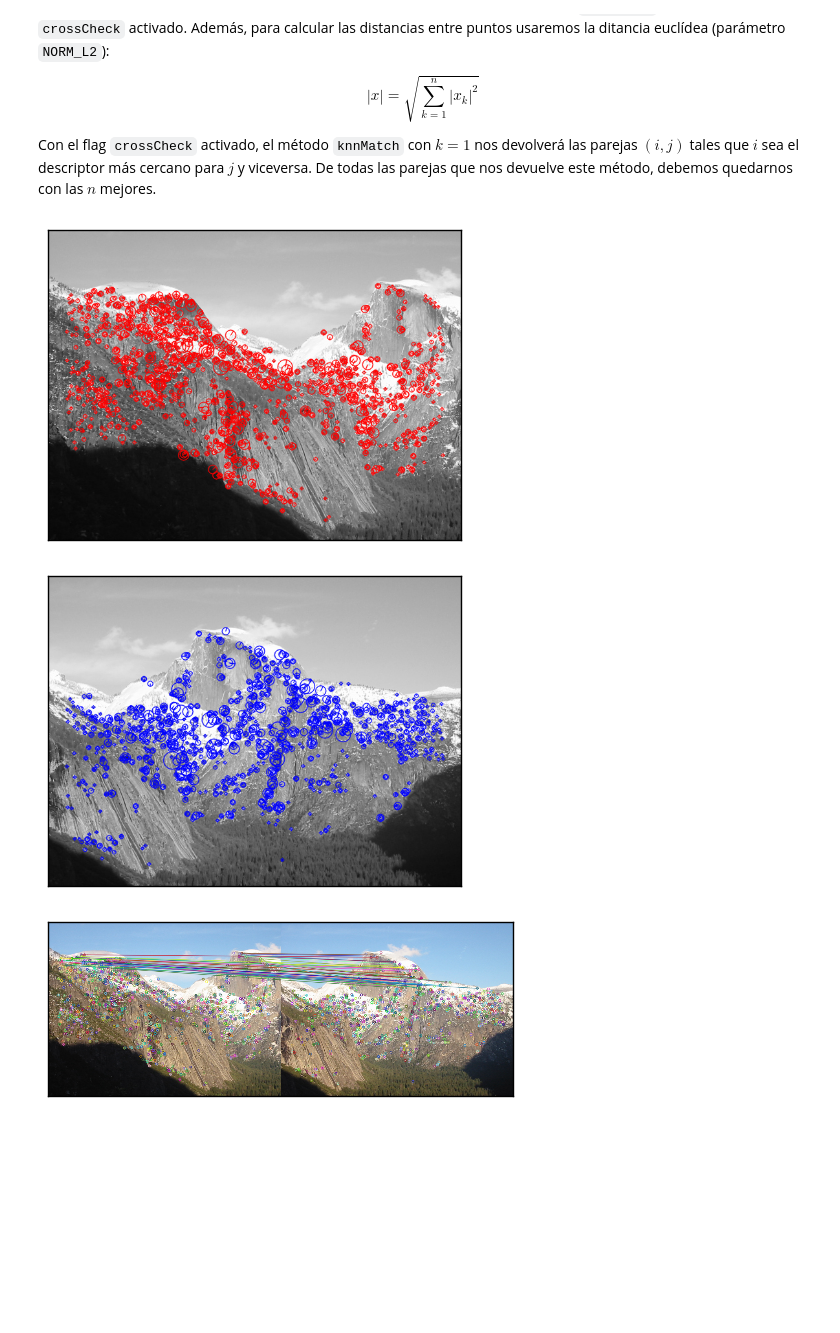
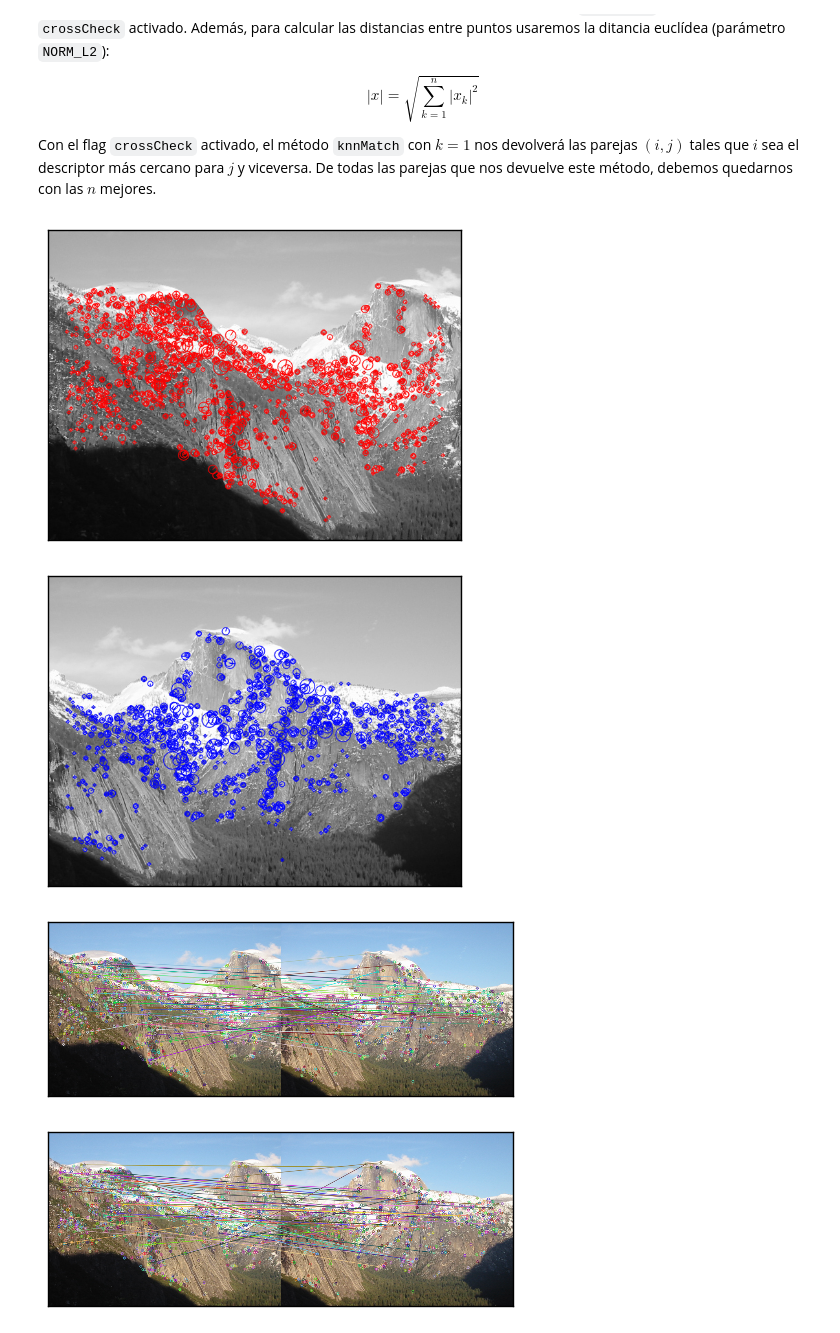
Before and after one commit to mgmacias95/Vision-por-Computador, a Jupyter notebook: P2/Visión por Computador - Práctica 2.ipynb, the cells around one changed output. Saved outputs shown, nothing was run; the diff lists cells and outputs as text; code cells hidden in the pictures; blank space fills up the shorter version.

```diff
--- a/P2/Visión por Computador - Práctica 2.ipynb
+++ b/P2/Visión por Computador - Práctica 2.ipynb
@@ -273,48 +273,67 @@ $$ |x| = \sqrt{\sum_{k=1}^n |x_k|^2} $$
 Con el flag `crossCheck` activado, el método `knnMatch` con $k=1$ nos devolverá las parejas $(i,j)$ tales que $i$ sea el descriptor más cercano para $j$ y viceversa. De todas las parejas que nos devuelve este método, debemos quedarnos con las $n$ mejores.
 # %%
 # Ejercicio 2
+def knn_matching(bf, desc1, desc2, kps1, kps2, img1, img2, n, k=1):
+    # como crossCheck es True, knnMatch con k = 1 nos devolverá las parejas (i,j) tales que el vecino más cercano de i
+    # sea j y viceversa
+    matches = bf.knnMatch(desc1, desc1, k=1)
+
+    # tomamos n aleatorios para dibujarlos
+    indices = sample(range(len(kps2)), n)
+
+    matches_img = cv2.drawMatchesKnn(img1=img1, keypoints1=kps1, img2=img2, keypoints2=kps2, \
+                                     matches1to2=[matches[i] for i in indices], outImg=None)
+    mostrar(matches_img)
+
+def normal_matching(bf, desc1, desc2, kps1, kps2, img1, img2, n):
+    matches = bf.match(desc1, desc1)
+
+    # tomamos n aleatorios para dibujarlos
+    indices = sample(range(len(kps2)), n)
+
+    # dibujamos los n primeros
+    matches_img = cv2.drawMatches(img1=img1, keypoints1=kps1, img2=img2, keypoints2=kps2, \
+                                     matches1to2=[matches[i] for i in indices], outImg=None)
+    mostrar(matches_img)
+
 def akaze_match(img1, img2, n=50):
     # pasamos las fotos a blanco y negro
     gray1 = cv2.cvtColor(img1, cv2.COLOR_BGR2GRAY)
     gray2 = cv2.cvtColor(img2, cv2.COLOR_BGR2GRAY)
 
     # inicializamos el descriptor AKAZE
     detector = cv2.AKAZE_create()
 
     # detectamos los keypoint y extraemos los descriptores de ambas fotos. El parámetro None es debido a que no usamos
     # ninguna máscara
     kps1, descs1 = detector.detectAndCompute(image=gray1, mask=None)
     kps2, descs2 = detector.detectAndCompute(image=gray2, mask=None)
 
     # dibujamos los puntos claves en la imagen 1
     keypoints_img1 = cv2.drawKeypoints(image=gray1, keypoints=kps1, outImage=None, color=(0,0,255), \
                                        flags=cv2.DRAW_MATCHES_FLAGS_DRAW_RICH_KEYPOINTS)
     mostrar(keypoints_img1)
     # y en la imagen 2
     keypoints_img2 = cv2.drawKeypoints(image=gray2, keypoints=kps2, outImage=None, color=(255, 0, 0),\
                                        flags=cv2.DRAW_MATCHES_FLAGS_DRAW_RICH_KEYPOINTS)
     mostrar(keypoints_img2)
 
     # para hacer el matching, usamos la fuerza bruta y validación cruzada, NORM_L2 es la distancia euclídea.
     bf = cv2.BFMatcher(normType=cv2.NORM_L2, crossCheck=True)
-    # como crossCheck es True, knnMatch con k = 1 nos devolverá las parejas (i,j) tales que el vecino más cercano de i
-    # sea j y viceversa
-    matches = bf.knnMatch(descs1,descs1, k=1)
 
-    # ordenamos los matches de mejor a peor en función de su distancia
-    sort_matches = sorted(matches, key=lambda x: x[0].distance)
+    # hacemos el matching usando knn
+    knn_matching(bf=bf, desc1=descs1, desc2=descs2, kps1=kps1, kps2=kps2, img1=img1, img2=img2, n=n, k=2)
 
-    # dibujamos los 10 mejores matches encontrados
-    matches_img = cv2.drawMatchesKnn(img1=img1, keypoints1=kps1, img2=img2, keypoints2=kps2, \
-                                     matches1to2=sort_matches[:n], outImg=None)
-    mostrar(matches_img)
+    # hacemos el matching usando el método match
+    normal_matching(bf=bf, desc1=descs1, desc2=descs2, kps1=kps1, kps2=kps2, img1=img1, img2=img2, n=n)
 
 img1 = cv2.imread('datos-T2/yosemite/Yosemite1.jpg', cv2.IMREAD_UNCHANGED)
 img2 = cv2.imread('datos-T2/yosemite/Yosemite2.jpg', cv2.IMREAD_UNCHANGED)
 akaze_match(img1=img1, img2=img2)
 # %% [output]
 [figure]
 [figure]
-[figure, old version]
+[figure, new version]
+[figure, added]
 # %% [markdown]
 Como se ve, algunas correspondencias sí que son correctas, en cambio, también ha hecho correspondencias con puntos de una imagen que no aparecen en la otra y por tanto, son erróneos. Esto se debe a que las zonas en las que se ha hecho la correspondencia errónea son muy similares entre sí.
```
Also changed, not shown: parts of 2 cells of this notebook, 4 other files.
